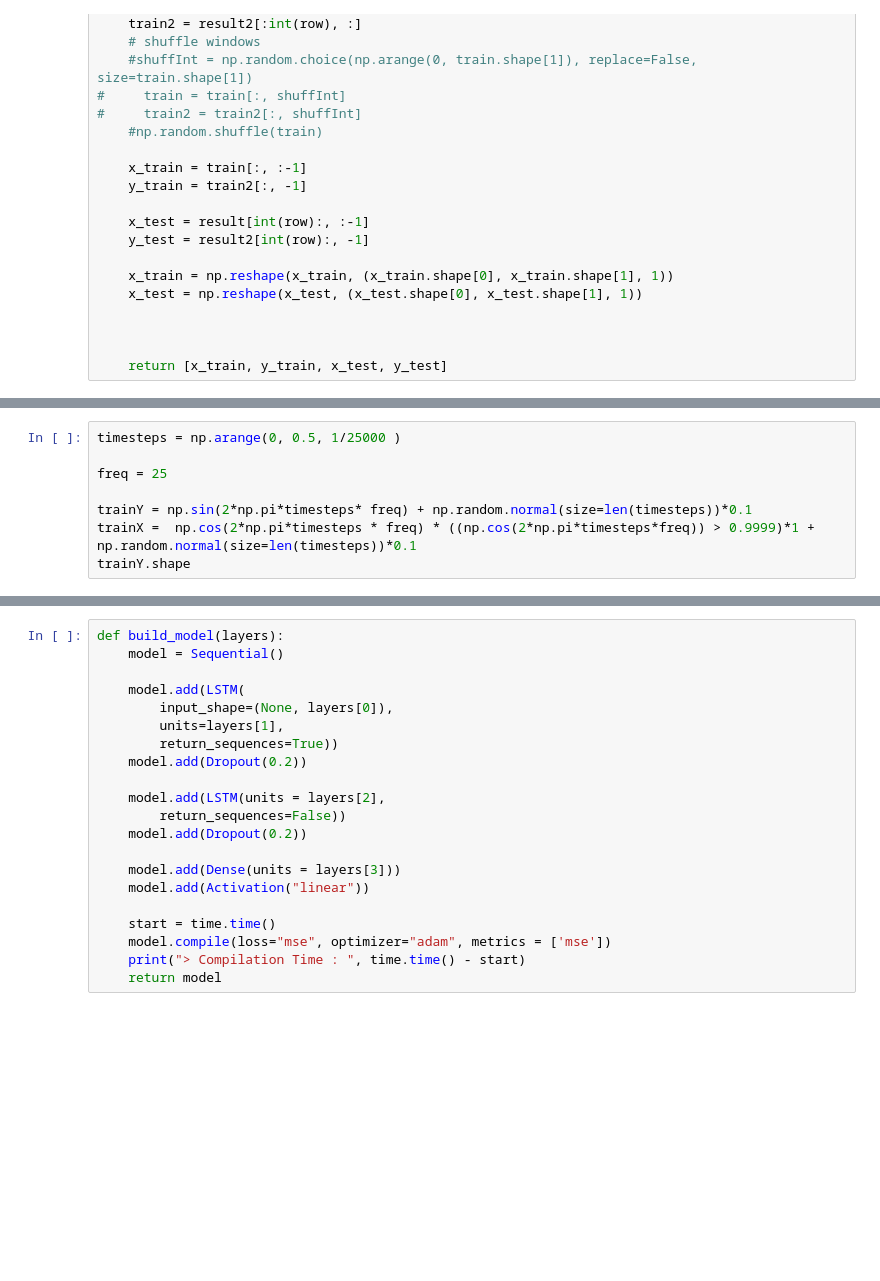
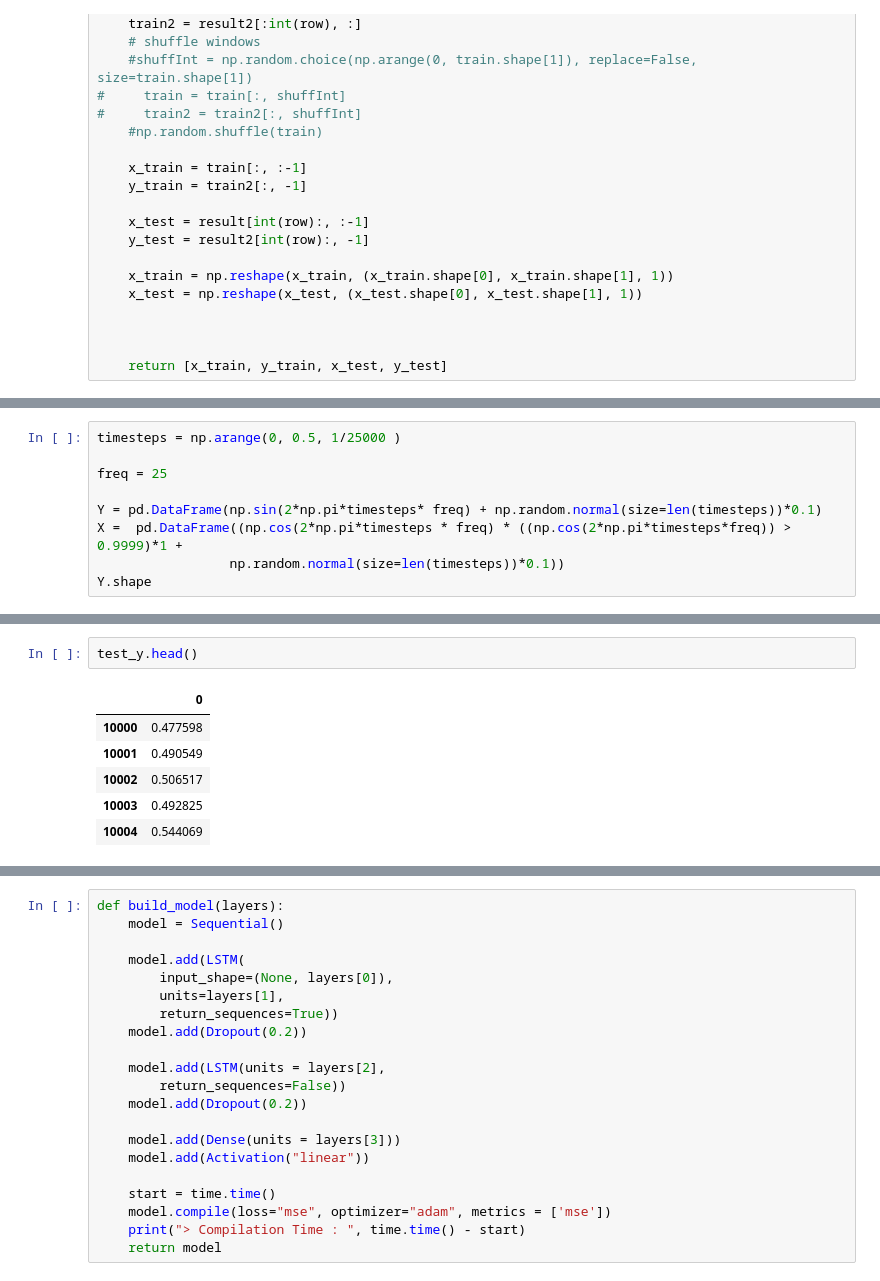
Before and after one commit to callinSwitzer/MuscleTimeseriesPrediction, a Jupyter notebook: PredictMuscleLength.ipynb, the cells around one changed output, grey strips where cells are left out. Cells and saved outputs as stored; diff of their text form; blank space fills up the shorter version.

```diff
--- a/PredictMuscleLength.ipynb
+++ b/PredictMuscleLength.ipynb
@@ -226,7 +231,8 @@ timesteps = np.arange(0, 0.5, 1/25000 )
 
 freq = 25
 
-trainY = np.sin(2*np.pi*timesteps* freq) + np.random.normal(size=len(timesteps))*0.1
-trainX =  np.cos(2*np.pi*timesteps * freq) * ((np.cos(2*np.pi*timesteps*freq)) > 0.9999)*1 + np.random.normal(size=len(timesteps))*0.1
-trainY.shape
+Y = pd.DataFrame(np.sin(2*np.pi*timesteps* freq) + np.random.normal(size=len(timesteps))*0.1)
+X =  pd.DataFrame((np.cos(2*np.pi*timesteps * freq) * ((np.cos(2*np.pi*timesteps*freq)) > 0.9999)*1 +
+                 np.random.normal(size=len(timesteps))*0.1))
+Y.shape
 # %% [output]
@@ -251,0 +268,9 @@ plt.legend()
+# %%
+test_y.head()
+# %% [output]
+|  | 0 |
+| 10000 | 0.477598 |
+| 10001 | 0.490549 |
+| 10002 | 0.506517 |
+| 10003 | 0.492825 |
+| 10004 | 0.544069 |
```
Also changed, not shown: parts of 23 cells of this notebook.
